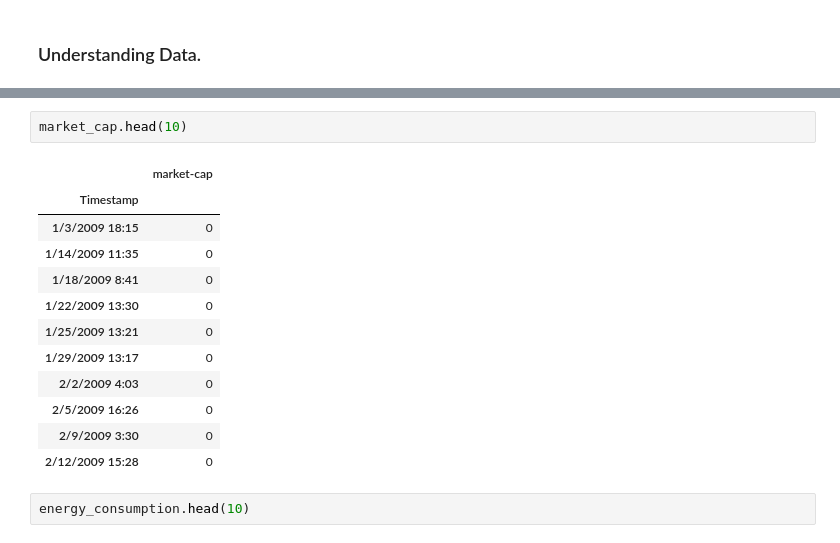
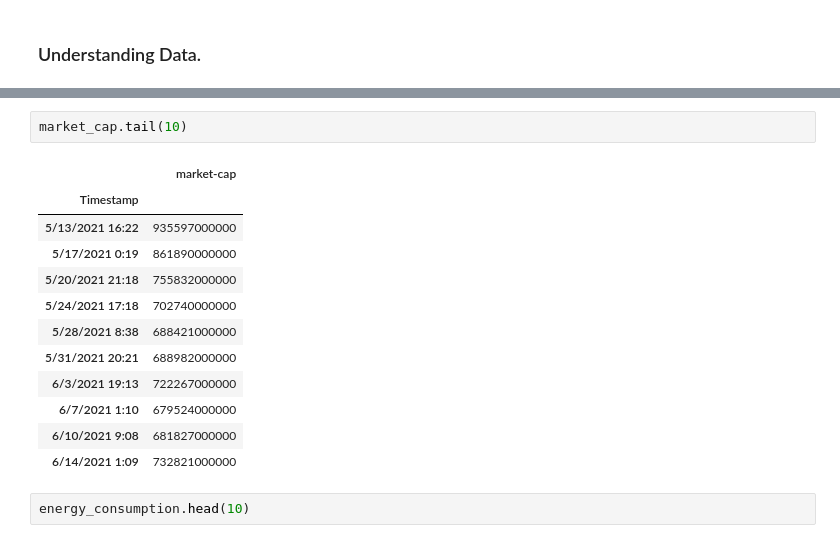
Before and after one commit to aashu26698/Cryptocurrencies-AnInfographic, a Jupyter notebook: Cryptocurrency EDA.ipynb, the cells around one changed output, grey strips where cells are left out. Drawn from its saved outputs; the diff is of its cells as text.

```diff
--- a/Cryptocurrency EDA.ipynb
+++ b/Cryptocurrency EDA.ipynb
@@ -78,18 +98,18 @@ banks.head(10)
 # %%
-market_cap.head(10)
+market_cap.tail(10)
 # %% [output]
 |  | market-cap |
 | Timestamp |  |
-| 1/3/2009 18:15 | 0 |
-| 1/14/2009 11:35 | 0 |
-| 1/18/2009 8:41 | 0 |
-| 1/22/2009 13:30 | 0 |
-| 1/25/2009 13:21 | 0 |
-| 1/29/2009 13:17 | 0 |
-| 2/2/2009 4:03 | 0 |
-| 2/5/2009 16:26 | 0 |
-| 2/9/2009 3:30 | 0 |
-| 2/12/2009 15:28 | 0 |
+| 5/13/2021 16:22 | 935597000000 |
+| 5/17/2021 0:19 | 861890000000 |
+| 5/20/2021 21:18 | 755832000000 |
+| 5/24/2021 17:18 | 702740000000 |
+| 5/28/2021 8:38 | 688421000000 |
+| 5/31/2021 20:21 | 688982000000 |
+| 6/3/2021 19:13 | 722267000000 |
+| 6/7/2021 1:10 | 679524000000 |
+| 6/10/2021 9:08 | 681827000000 |
+| 6/14/2021 1:09 | 732821000000 |
 # %%
 energy_consumption.head(10)
 # %% [output]
```
Also changed, not shown: parts of 24 cells of this notebook.
